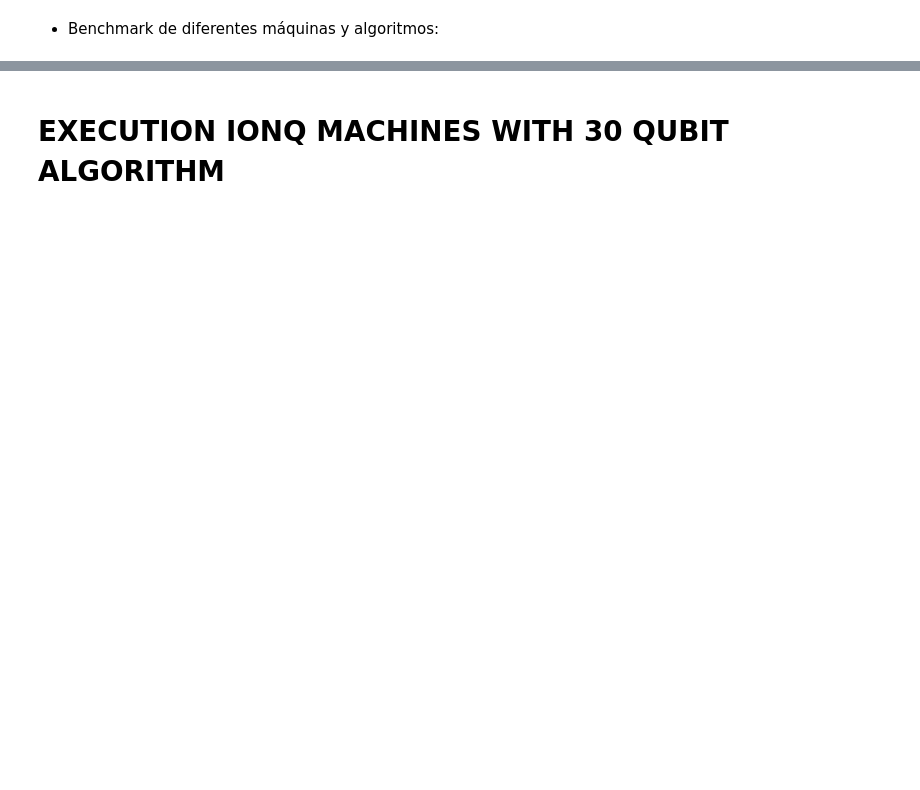
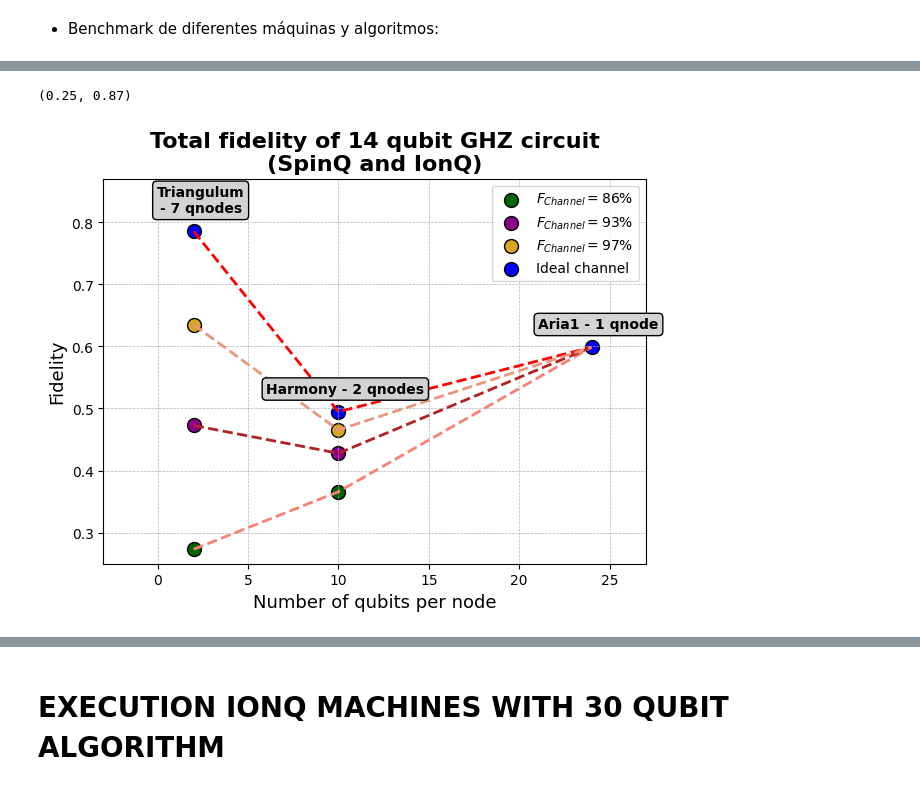
Before and after one commit to danicasadofauli/QDistributed_Benchmark, a Jupyter notebook: benchmark_GHZ.ipynb, the cells around one changed output, grey strips where cells are left out. Cells and saved outputs as stored; diff of their text form; code cells hidden in the pictures; blank space fills up the shorter version.

```diff
--- a/benchmark_GHZ.ipynb
+++ b/benchmark_GHZ.ipynb
@@ -275,0 +300,56 @@ def benchmark_distributed_execution(
+# %%
+labels = ["Triangulum\n- 7 qnodes", "Harmony - 2 qnodes", "Aria1 - 1 qnode"]
+
+# Crear la figura y los ejes
+fig, ax = plt.subplots(figsize=(7, 5))
+
+f_86 = [fidelity_list[0]*(0.86**7), fidelity_list[1]*(0.86**2), fidelity_list[2]]
+f_93 = [fidelity_list[0]*(0.93**7), fidelity_list[1]*(0.93**2), fidelity_list[2]]
+f_97 = [fidelity_list[0]*(0.97**7), fidelity_list[1]*(0.97**2), fidelity_list[2]]
+
+# Calcular la línea de tendencia
+coefficients = np.polyfit(qubits_list, fidelity_list, 2)
+trendline = np.poly1d(coefficients)
+
+coefficients_86 = np.polyfit(qubits_list, f_86, 2)
+trendline_86 = np.poly1d(coefficients_86)
+
+coefficients_93 = np.polyfit(qubits_list, f_93, 2)
+trendline_93 = np.poly1d(coefficients_93)
+
+coefficients_97 = np.polyfit(qubits_list, f_97, 2)
+trendline_97 = np.poly1d(coefficients_97)
+
+# Configuración del gráfico
+ax.scatter(qubits_list[:-1], f_86[:-1], color='darkgreen', s=100, edgecolors='k', label=r'$F_{Channel} = 86\%$')
+ax.scatter(qubits_list[:-1], f_93[:-1], color='darkmagenta', s=100, edgecolors='k', label=r'$F_{Channel} = 93\%$')
+ax.scatter(qubits_list[:-1], f_97[:-1], color='goldenrod', s=100, edgecolors='k', label=r'$F_{Channel} = 97\%$')
+ax.scatter(qubits_list, fidelity_list, color='blue', s=100, edgecolors='k', label='Ideal channel')
+ax.plot(qubits_list, trendline(qubits_list), color='red', linestyle='--', linewidth=2)
+ax.plot(qubits_list, trendline_86(qubits_list), color='salmon', linestyle='--', linewidth=2)
+ax.plot(qubits_list, trendline_93(qubits_list), color='firebrick', linestyle='--', linewidth=2)
+ax.plot(qubits_list, trendline_97(qubits_list), color='darksalmon', linestyle='--', linewidth=2)
+
+# Añadir etiquetas a los puntos
+for i, txt in enumerate(labels):
+    ax.annotate(txt, (qubits_list[i], fidelity_list[i] + 0.019), textcoords="offset points", xytext=(5,5), ha='center',
+                fontsize=10, fontweight='bold', bbox=dict(boxstyle="round,pad=0.3", edgecolor='black', facecolor='lightgray'))
+
+# Títulos y etiquetas
+ax.set_title('Total fidelity of 14 qubit GHZ circuit\n(SpinQ and IonQ)', fontsize=16, fontweight='bold')
+ax.set_xlabel('Number of qubits per node', fontsize=13)
+ax.set_ylabel('Fidelity', fontsize=13)
+
+# Líneas de cuadrícula
+ax.grid(True, which='both', linestyle='--', linewidth=0.5)
+ax.legend()
+
+# Get the x, y limits
+xmin, xmax = min(qubits_list), max(qubits_list)
+ymin, ymax = min(fidelity_list), max(fidelity_list)
+plt.xlim(xmin-5, xmax+3)
+plt.ylim(0.25, 0.87)
+#plt.ylim(ymin-0.010, ymax + 0.045)
+# %% [output]
+(0.25, 0.87)
+[figure, added]
```
Also changed, not shown: parts of 21 cells of this notebook, 38 other files.
